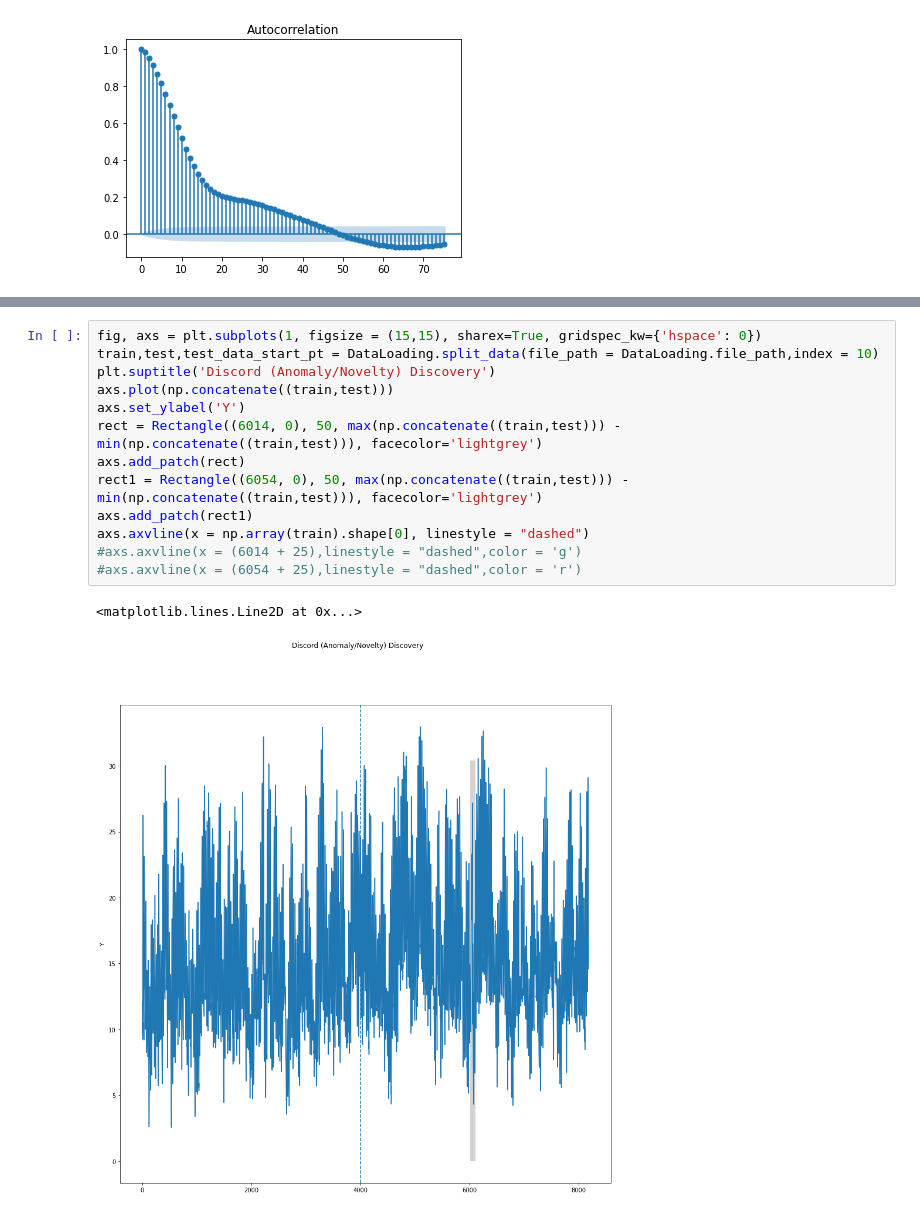
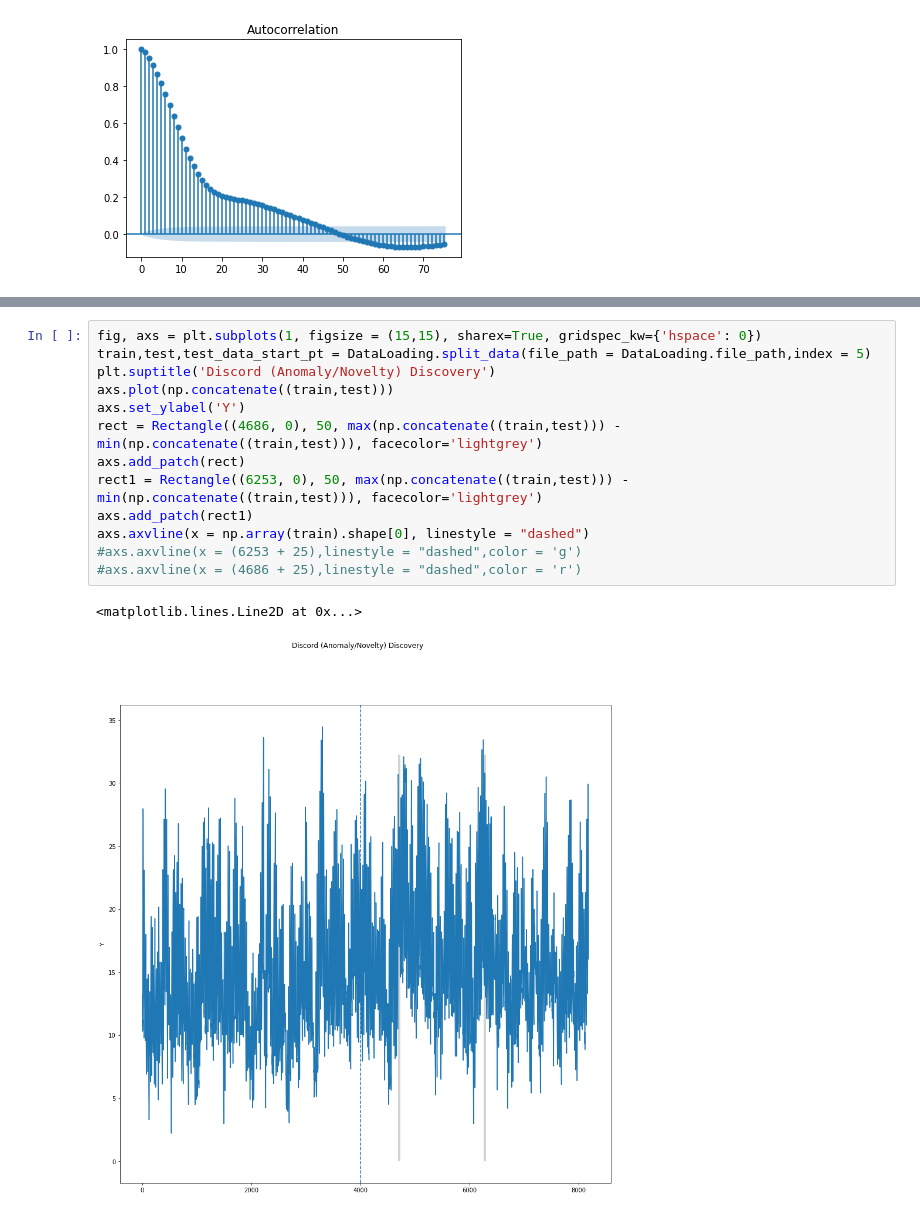
Before and after one commit to Pasindu19970808/Anomaly-Detection-Project, a Jupyter notebook: DataVisualization.ipynb, the cells around one changed output, grey strips where cells are left out. Saved outputs shown, nothing was run; the diff lists cells and outputs as text.

```diff
--- a/DataVisualization.ipynb
+++ b/DataVisualization.ipynb
@@ -210,16 +217,16 @@ axs.axvline(x = (61488),linestyle = "dashed",color = 'r')
 # %%
 fig, axs = plt.subplots(1, figsize = (15,15), sharex=True, gridspec_kw={'hspace': 0})
-train,test,test_data_start_pt = DataLoading.split_data(file_path = DataLoading.file_path,index = 10)
+train,test,test_data_start_pt = DataLoading.split_data(file_path = DataLoading.file_path,index = 5)
 plt.suptitle('Discord (Anomaly/Novelty) Discovery')
 axs.plot(np.concatenate((train,test)))
 axs.set_ylabel('Y')
-rect = Rectangle((6014, 0), 50, max(np.concatenate((train,test))) - min(np.concatenate((train,test))), facecolor='lightgrey')
+rect = Rectangle((4686, 0), 50, max(np.concatenate((train,test))) - min(np.concatenate((train,test))), facecolor='lightgrey')
 axs.add_patch(rect)
-rect1 = Rectangle((6054, 0), 50, max(np.concatenate((train,test))) - min(np.concatenate((train,test))), facecolor='lightgrey')
+rect1 = Rectangle((6253, 0), 50, max(np.concatenate((train,test))) - min(np.concatenate((train,test))), facecolor='lightgrey')
 axs.add_patch(rect1)
 axs.axvline(x = np.array(train).shape[0], linestyle = "dashed")
-#axs.axvline(x = (6014 + 25),linestyle = "dashed",color = 'g')
-#axs.axvline(x = (6054 + 25),linestyle = "dashed",color = 'r')
+#axs.axvline(x = (6253 + 25),linestyle = "dashed",color = 'g')
+#axs.axvline(x = (4686 + 25),linestyle = "dashed",color = 'r')
 # %% [output]
 <matplotlib.lines.Line2D at 0x...>
-[figure, old version]
+[figure, new version]
```
Also changed, not shown: parts of 26 cells of this notebook, 5 other files.
